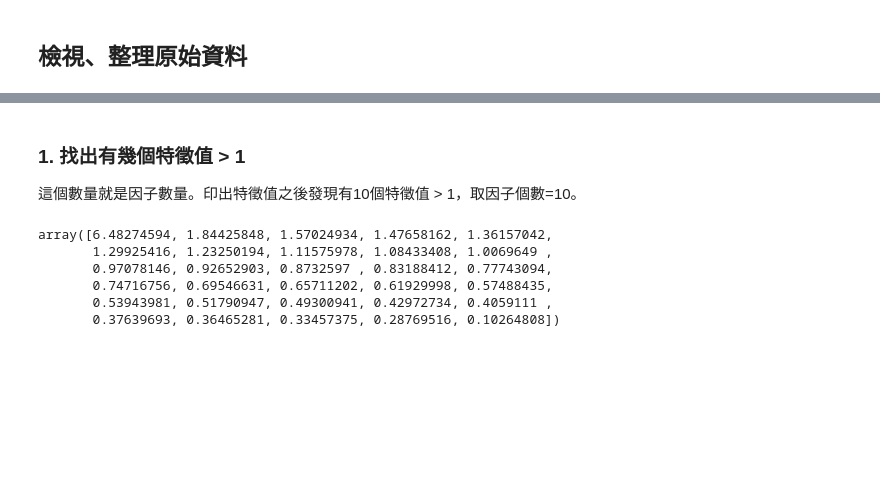
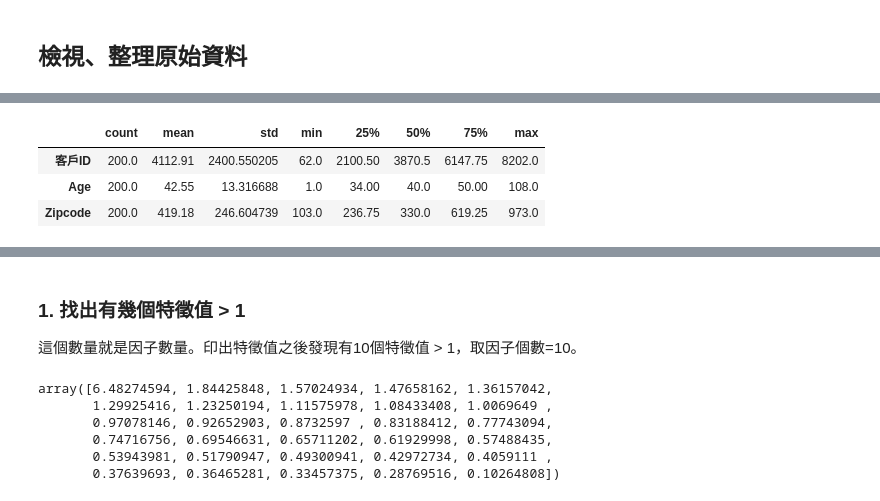
Before and after one commit to kevinkevin556/big-data-marketing, a Jupyter notebook: 4 Marketing Strategy.ipynb, the cells around one changed output, grey strips where cells are left out. Drawn from its saved outputs; the diff is of its cells as text; code cells hidden in the pictures; blank space fills up the shorter version.

```diff
--- a/4 Marketing Strategy.ipynb
+++ b/4 Marketing Strategy.ipynb
@@ -178,0 +64,8 @@ from factor_analyzer import FactorAnalyzer, Rotator
+# %%
+# 敘述統計 #
+customers.describe().T
+# %% [output]
+|  | count | mean | std | min | 25% | 50% | 75% | max |
+| 客戶ID | 200.0 | 4112.91 | 2400.550205 | 62.0 | 2100.50 | 3870.5 | 6147.75 | 8202.0 |
+| Age | 200.0 | 42.55 | 13.316688 | 1.0 | 34.00 | 40.0 | 50.00 | 108.0 |
+| Zipcode | 200.0 | 419.18 | 246.604739 | 103.0 | 236.75 | 330.0 | 619.25 | 973.0 |
```
Also changed, not shown: parts of 120 cells of this notebook.
